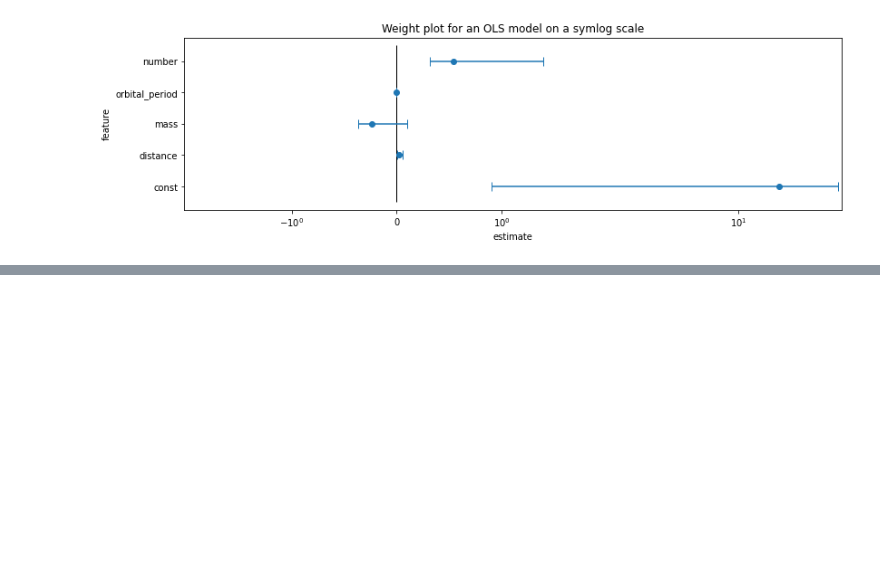
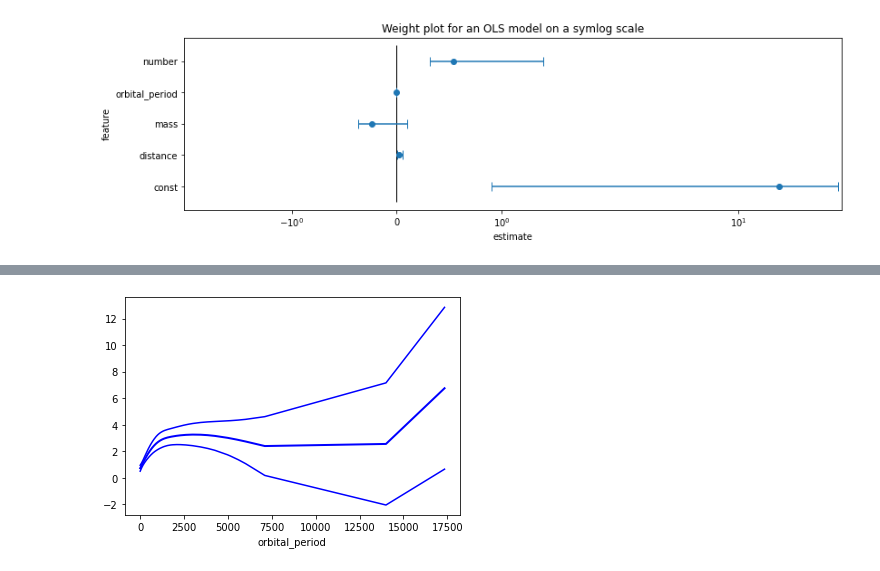
Before and after one commit to KatyFisch/InterpretableML, a Jupyter notebook: TabularData.ipynb, the cells around one changed output, grey strips where cells are left out. Cells and saved outputs as stored; diff of their text form; code cells hidden in the pictures; blank space fills up the shorter version.

```diff
--- a/TabularData.ipynb
+++ b/TabularData.ipynb
@@ -35,6 +37,14 @@ planets
 1035 rows × 6 columns
 # %%
-# fix na
-#planets.at[planets["mass"].isna(), "mass"] = 0
-#planets.at[planets["distance"].isna(), "distance"] = 0
+# make year a better endog variable
 planets["years_since"] = planets["year"] - np.min(planets["year"])
+
+# add a constant
+planets["const"] = 1
+
+# get additional binary variable for number==1
+planets["number1"] = planets_comp["number"]
+planets.loc[planets["number1"]!=1, "number1"] = 0
+
+#complete cases only
+planets_comp = planets.dropna(axis=0, how='any')
@@ -104,0 +233,11 @@ Index(['const', 'distance', 'mass', 'orbital_period'], dtype='object')
+# %%
+# generalized additive model (GAM)
+x_spline = planets_comp[["orbital_period"]] #["const", "distance", "mass", "orbital_period", "year"]
+bs = BSplines(x_spline, df=[10], degree=[3])
+
+alpha = np.array([8283989284.5829611]) # not estimated: this is why you don't do statistics in python
+
+gam_bs = GLMGam.from_formula('mass ~ const', data=planets_comp,
+                             smoother=bs, alpha=alpha)
+res_bs = gam_bs.fit()
+print(res_bs.summary())
@@ -104,0 +262,6 @@ Index(['const', 'distance', 'mass', 'orbital_period'], dtype='object')
+# %%
+# interpretation (PDP I think)
+res_bs.plot_partial(0)
+plt.show()
+# %% [output]
+[figure, added]
```
Also changed, not shown: parts of 15 cells of this notebook.
